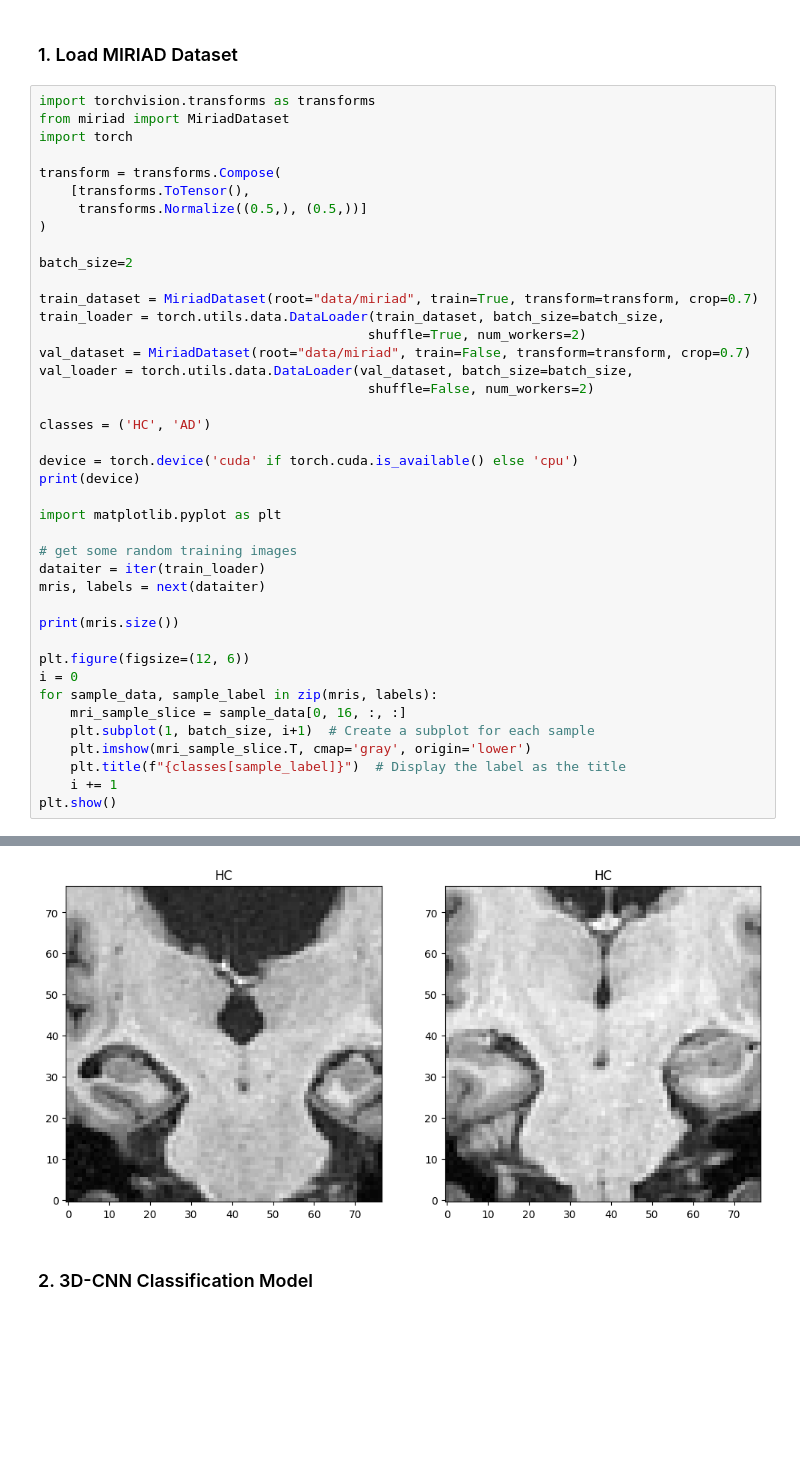
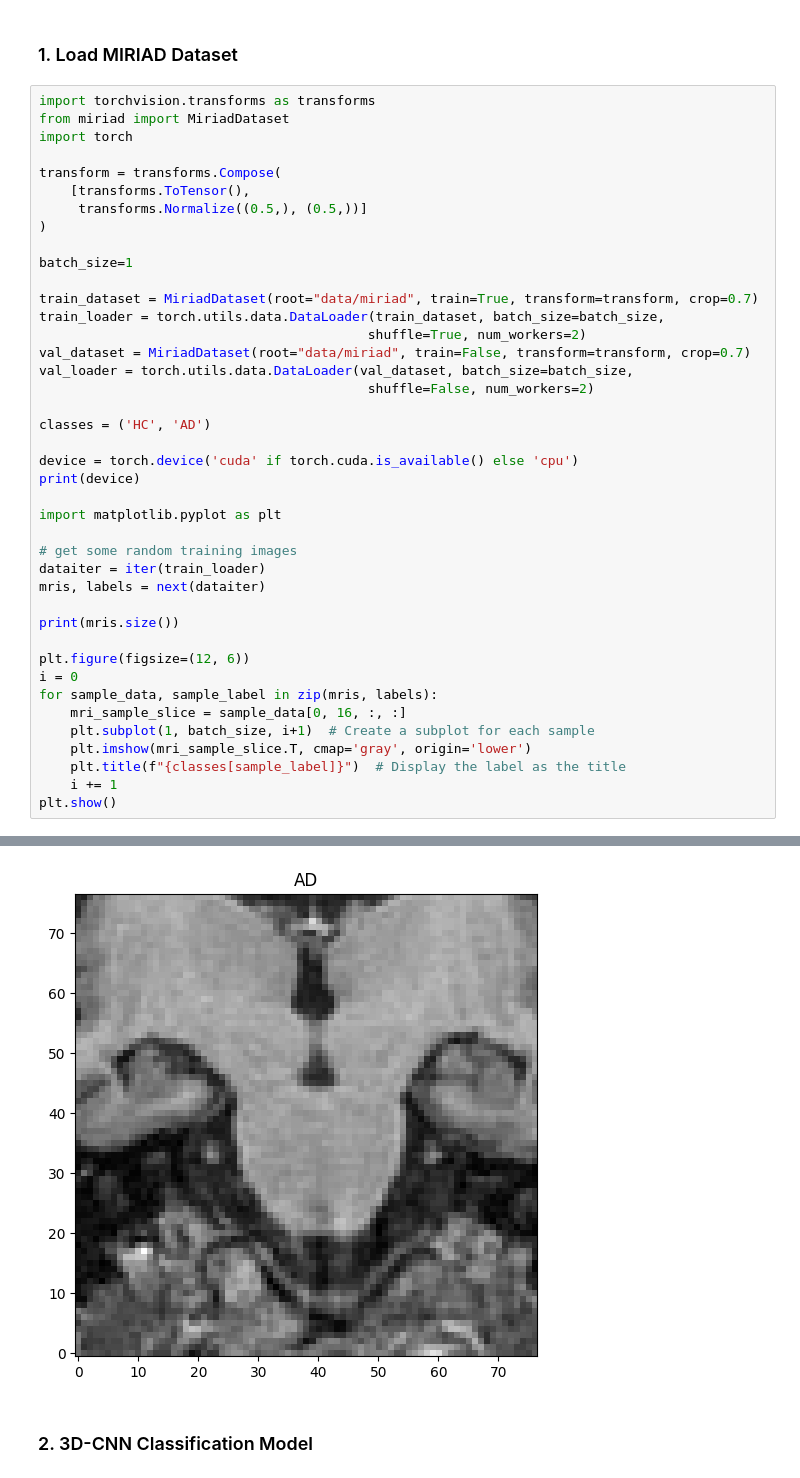
Before and after one commit to KnightTec/mlmi-project, a Jupyter notebook: mri_classifier.ipynb, the cells around one changed output, grey strips where cells are left out. Saved outputs shown, nothing was run; the diff lists cells and outputs as text; blank space fills up the shorter version.

```diff
--- a/mri_classifier.ipynb
+++ b/mri_classifier.ipynb
@@ -16,7 +13,7 @@ transform = transforms.Compose(
      transforms.Normalize((0.5,), (0.5,))]
 )
 
-batch_size=2
+batch_size=1
 
 train_dataset = MiriadDataset(root="data/miriad", train=True, transform=transform, crop=0.7)
 train_loader = torch.utils.data.DataLoader(train_dataset, batch_size=batch_size,
@@ -53,4 +50,4 @@ torch.Size([2, 1, 37, 77, 77])
-[figure, old version]
+[figure, new version]
 # %% [markdown]
 ### 2. 3D-CNN Classification Model
 # %%
```
Also changed, not shown: parts of 7 cells of this notebook, 3 other files.
